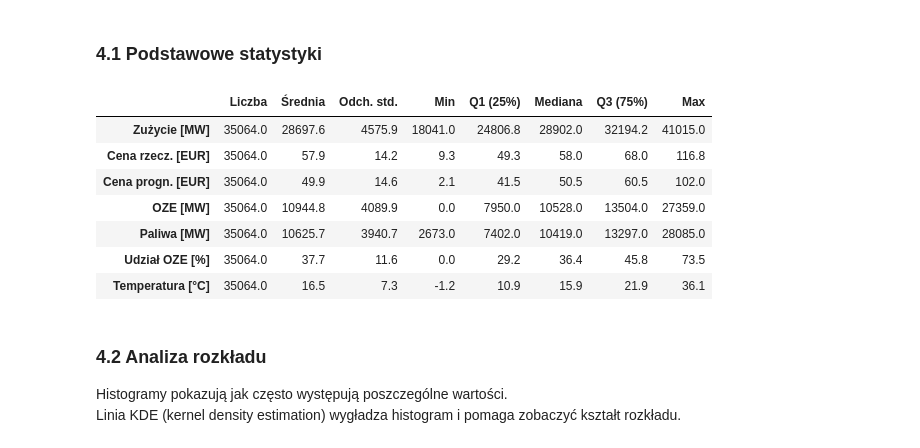
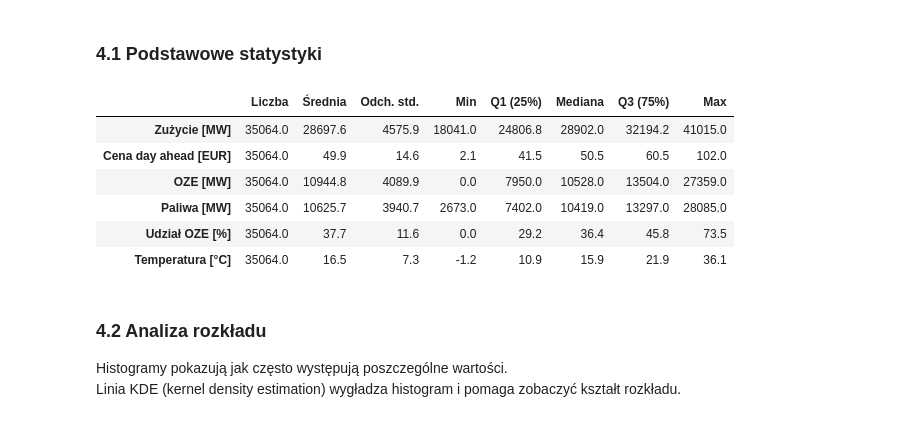
Before and after one commit to BartoszBugla/prognoza-zapotrzebowania-na-energie, a Jupyter notebook: analiza.ipynb, the cells around one changed output. Drawn from its saved outputs; the diff is of its cells as text; code cells hidden in the pictures.

```diff
--- a/analiza.ipynb
+++ b/analiza.ipynb
@@ -453,22 +498,27 @@ fig.show()
 # %% [markdown]
 ### 4.1 Podstawowe statystyki
 # %%
-key_cols = ["total load actual", "price actual", "price day ahead",
-            "generacja_oze", "generacja_paliwa", "udzial_oze", "temperatura_sr"]
-key_labels = ["Zużycie [MW]", "Cena rzecz. [EUR]", "Cena progn. [EUR]",
-              "OZE [MW]", "Paliwa [MW]", "Udział OZE [%]", "Temperatura [°C]"]
+key_cols = [
+    "total load actual", "price day ahead",
+    "generacja_oze", "generacja_paliwa", "udzial_oze", "temperatura_sr",
+]
+key_labels = [
+    "Zużycie [MW]", "Cena day ahead [EUR]",
+    "OZE [MW]", "Paliwa [MW]", "Udział OZE [%]", "Temperatura [°C]",
+]
 
 stats = df[key_cols].describe().T
 stats.index = key_labels
 stats = stats[["count", "mean", "std", "min", "25%", "50%", "75%", "max"]]
-stats.columns = ["Liczba", "Średnia", "Odch. std.", "Min", "Q1 (25%)", "Mediana", "Q3 (75%)", "Max"]
+stats.columns = [
+    "Liczba", "Średnia", "Odch. std.", "Min", "Q1 (25%)", "Mediana", "Q3 (75%)", "Max"
+]
 
 stats.round(1)
 # %% [output]
 |  | Liczba | Średnia | Odch. std. | Min | Q1 (25%) | Mediana | Q3 (75%) | Max |
 | Zużycie [MW] | 35064.0 | 28697.6 | 4575.9 | 18041.0 | 24806.8 | 28902.0 | 32194.2 | 41015.0 |
-| Cena rzecz. [EUR] | 35064.0 | 57.9 | 14.2 | 9.3 | 49.3 | 58.0 | 68.0 | 116.8 |
-| Cena progn. [EUR] | 35064.0 | 49.9 | 14.6 | 2.1 | 41.5 | 50.5 | 60.5 | 102.0 |
+| Cena day ahead [EUR] | 35064.0 | 49.9 | 14.6 | 2.1 | 41.5 | 50.5 | 60.5 | 102.0 |
 | OZE [MW] | 35064.0 | 10944.8 | 4089.9 | 0.0 | 7950.0 | 10528.0 | 13504.0 | 27359.0 |
 | Paliwa [MW] | 35064.0 | 10625.7 | 3940.7 | 2673.0 | 7402.0 | 10419.0 | 13297.0 | 28085.0 |
 | Udział OZE [%] | 35064.0 | 37.7 | 11.6 | 0.0 | 29.2 | 36.4 | 45.8 | 73.5 |
```
Also changed, not shown: parts of 24 cells of this notebook, 10 other files.
